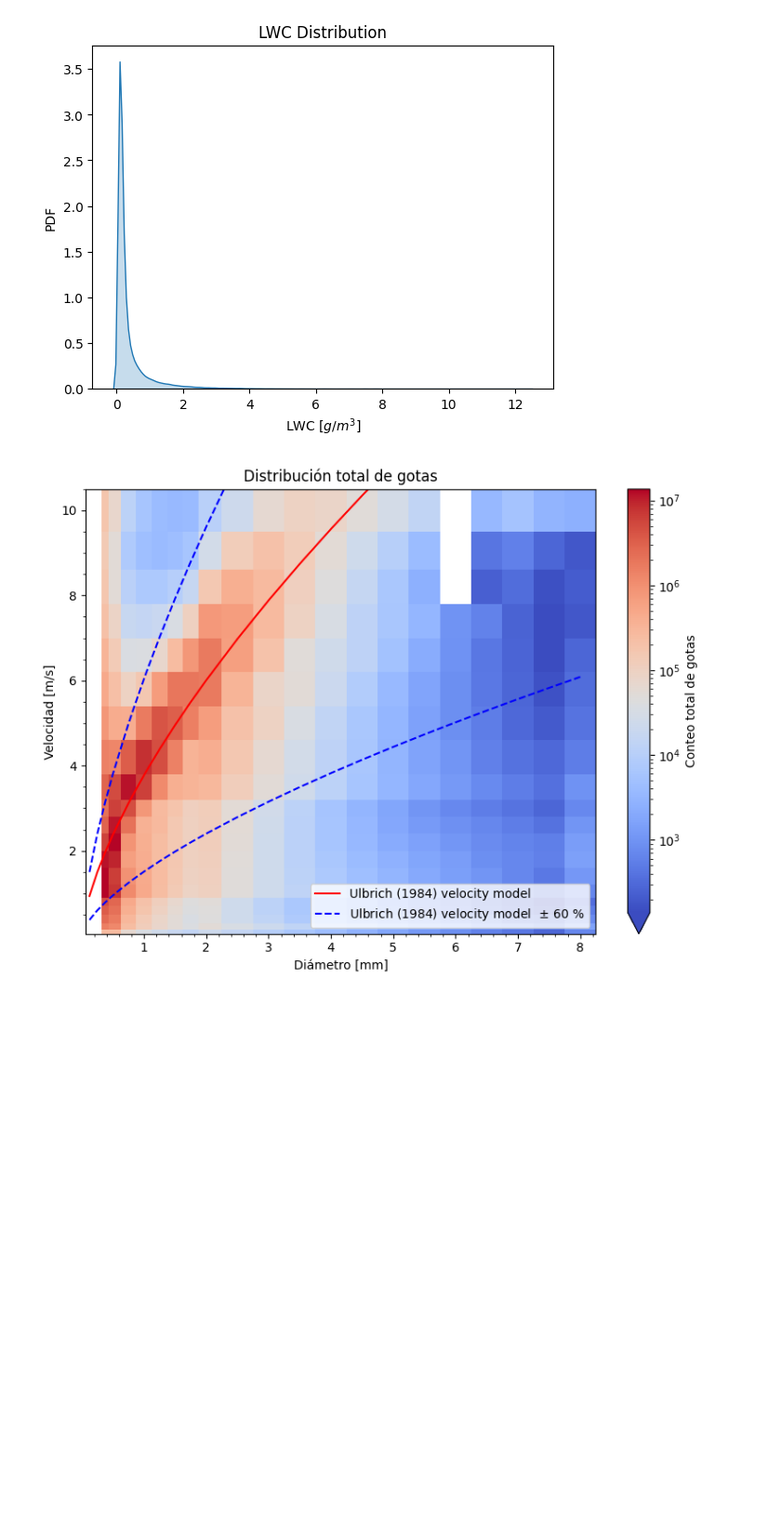
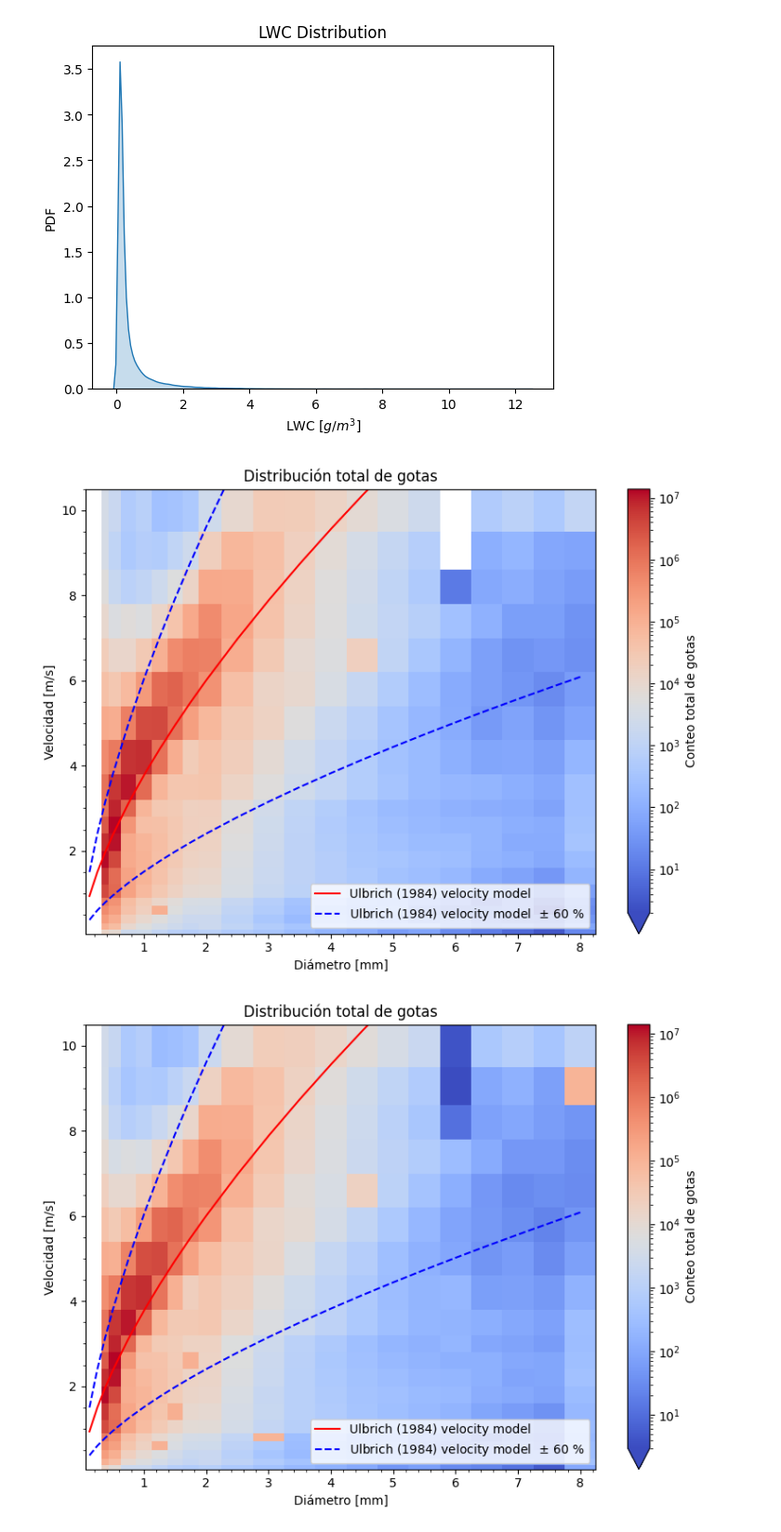
Before and after one commit to Juan-Pablo-17/Thies_to_Zarr, a Jupyter notebook: Thies_plot.ipynb, the cells around one changed output. Shown: that part at 93% size. Drawn from its saved outputs; the diff is of its cells as text; code cells hidden in the pictures; blank space fills up the shorter version.

```diff
--- a/Thies_plot.ipynb
+++ b/Thies_plot.ipynb
@@ -31,13 +31,14 @@ import seaborn as sns
 
 import Functions as Func
 # %%
-pluvio = pd.read_csv(r'E:\Universidad\Trabajo_de_Grado_Isabel\Datos_Solicitados_SIATA_JPC\Pluviometricas_cercanas\Filtradas\Pluviometrica_230.csv', index_col=0, parse_dates=True)
+pluvio = pd.read_csv(r'E:\Universidad\Trabajo_de_Grado_Isabel\Datos_Solicitados_SIATA_JPC\Pluviometricas_cercanas\Filtradas\Pluviometrica_248.csv', index_col=0, parse_dates=True)
 # ds_filtered = xr.open_zarr(r"E:\Universidad\Trabajo_de_Grado_Isabel\Rain_drop_Size_Data\Siata\Solicitud_Disdros\Thies_Zarr\77_filtrado.zarr")
-ds_JPC = xr.open_zarr(r"E:\Universidad\Trabajo_de_Grado_Isabel\Datos_Solicitados_SIATA_JPC\resultados\Zarr\231_filtrado.zarr")
+ds_JPC = xr.open_zarr(r"E:\Universidad\Trabajo_de_Grado_Isabel\Datos_Solicitados_SIATA_JPC\resultados\Zarr\80_events.zarr")
+ds_1 = xr.open_zarr(r"E:\Universidad\Trabajo_de_Grado_Isabel\Datos_Solicitados_SIATA_JPC\resultados\Zarr\80_filtrado.zarr")
 
-Pluvio = 230
-Disdro = 231
-Dis_name = 'La Estrella'
+Pluvio = 248
+Disdro = 80
+Dis_name = 'EPM Piedras Blancas'
 # %%
 # display(ds_filtered)
 display(ds_JPC)
@@ -352,31 +353,68 @@ plt.tight_layout()
 plt.gca().yaxis.set_minor_locator(ticker.AutoMinorLocator())
 plt.gca().xaxis.set_minor_locator(ticker.AutoMinorLocator())
 
 plt.show()
 
 # # Crear la figura y eje manualmente
 # fig, ax = plt.subplots(figsize=(8, 6))
 
 # # Crear la imagen con escala logarítmica
 # d_v.plot()
 
 # plt.plot(ds_JPC.diameter.values, ds_JPC.vd.values, color='red', label='Ulbrich (1984) velocity model')
 
 # plt.plot((ds_JPC.diameter).values, (ds_JPC.vd + ds_JPC.vd * 0.6).values, '--', color='blue', label='Ulbrich (1984) velocity model  $\pm$ 60 %')
 
 # plt.plot((ds_JPC.diameter).values, (ds_JPC.vd - ds_JPC.vd * 0.6).values, '--', color='blue')
 
 # # Modificar los labels de los ejes
 # ax.set_xlabel('Diámetro [mm]')
 # ax.set_ylabel('Velocidad [m/s]')
 # ax.set_title('Distribución total de gotas')
 
 # plt.legend()
 
 # plt.tight_layout()
 # plt.gca().yaxis.set_minor_locator(ticker.AutoMinorLocator())
 # plt.gca().xaxis.set_minor_locator(ticker.AutoMinorLocator())
 
 # plt.show()
+
+# Crear la figura y eje manualmente
+fig, ax = plt.subplots(figsize=(8, 6))
+
+# Sumar en el tiempo y transponer
+d_v = ds_1.raw.sum(dim='time').T
+
+# Crear la imagen con escala logarítmica
+mesh = d_v.plot(
+    ax=ax,
+    norm=mcolors.LogNorm(
+        vmin=d_v.where(d_v > 0).min().compute().item(),
+        vmax=d_v.max().compute().item()
+        ),
+    cmap='coolwarm',
+    cbar_kwargs={'label': 'Conteo total de gotas'},  # título del colorbar
+)
+
+plt.plot(ds_1.diameter.values, ds_1.vd.values, color='red', label='Ulbrich (1984) velocity model')
+
+plt.plot((ds_1.diameter).values, (ds_1.vd + ds_1.vd * 0.6).values, '--', color='blue', label='Ulbrich (1984) velocity model  $\pm$ 60 %')
+
+plt.plot((ds_1.diameter).values, (ds_1.vd - ds_1.vd * 0.6).values, '--', color='blue')
+
+# Modificar los labels de los ejes
+ax.set_xlabel('Diámetro [mm]')
+ax.set_ylabel('Velocidad [m/s]')
+ax.set_title('Distribución total de gotas')
+
+plt.legend()
+
+plt.tight_layout()
+plt.gca().yaxis.set_minor_locator(ticker.AutoMinorLocator())
+plt.gca().xaxis.set_minor_locator(ticker.AutoMinorLocator())
+
+plt.show()
 # %% [output]
-[figure, old version]
+[figure, new version]
+[figure, added]
```
Also changed, not shown: parts of 4 cells of this notebook, 4 other files.
